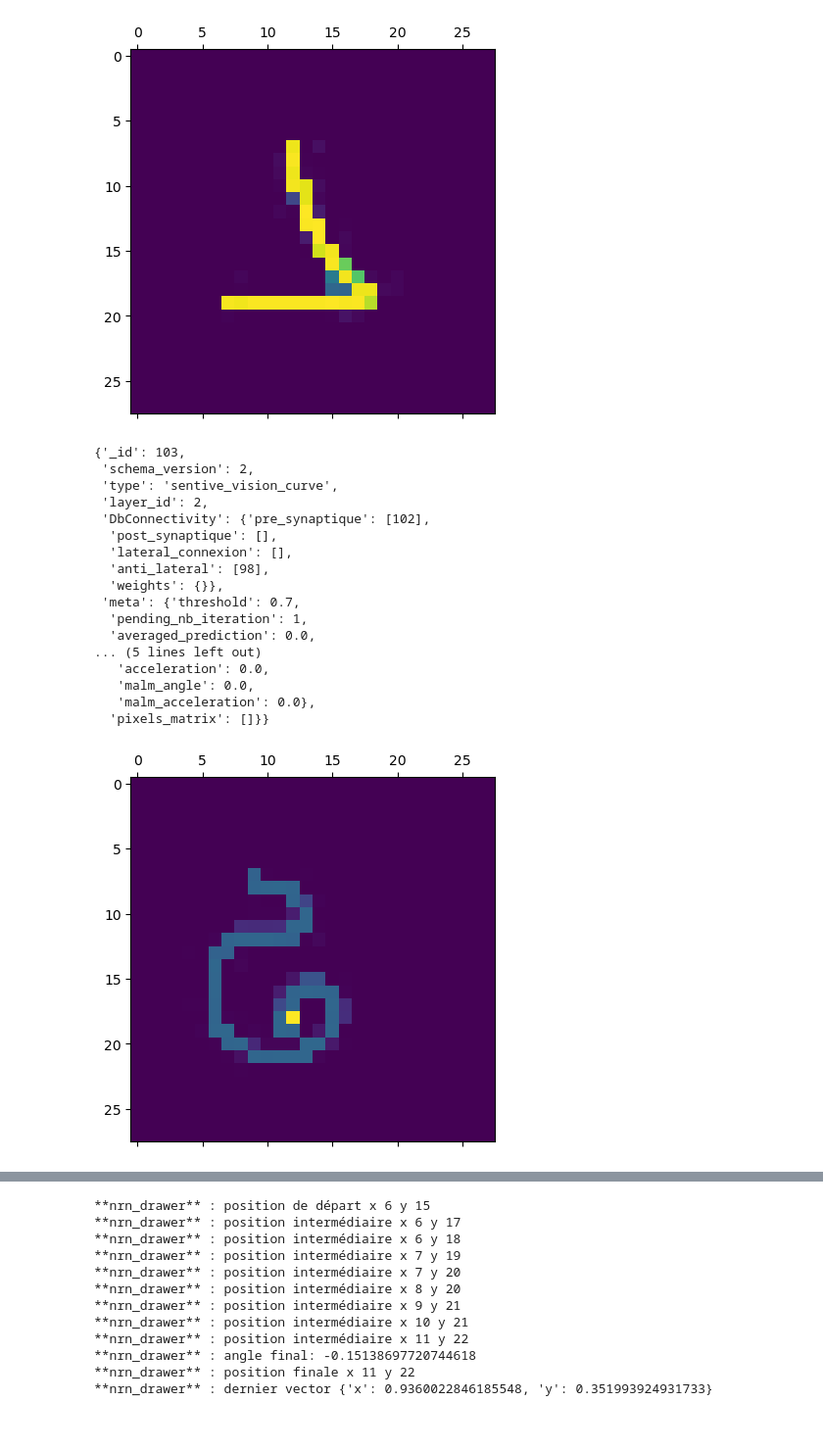
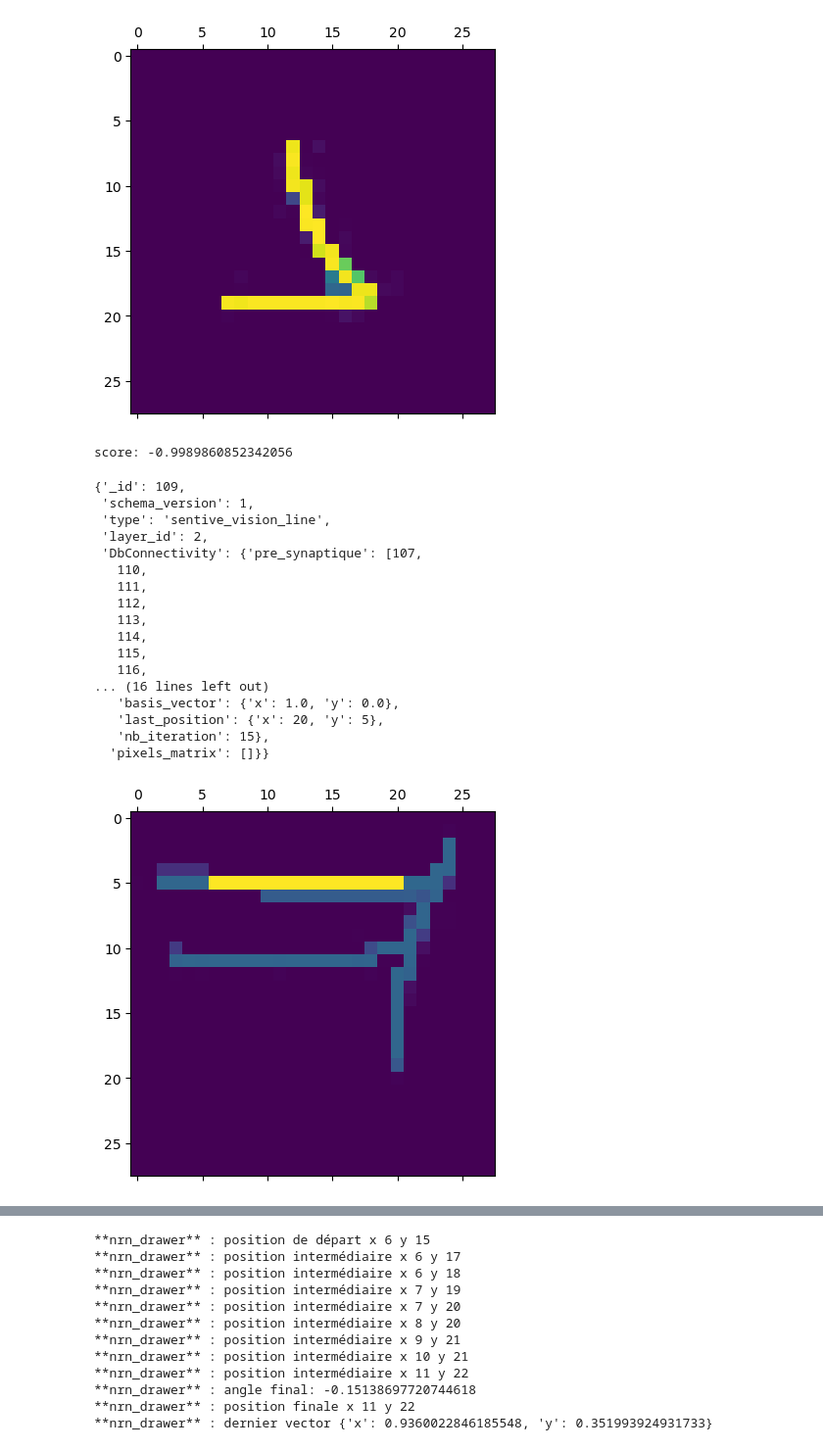
Before and after one commit to oliviermanette/Sentive-One-Shot-Learning-Omniglot, a Jupyter notebook: sandbox metadl/projet article can dynamic neural network improve few shot learning.ipynb, the cells around one changed output, grey strips where cells are left out. Shown at 98% size. Saved outputs shown, nothing was run; the diff lists cells and outputs as text; code cells hidden in the pictures.

```diff
--- a/sandbox metadl/projet article can dynamic neural network improve few shot learning.ipynb
+++ b/sandbox metadl/projet article can dynamic neural network improve few shot learning.ipynb
@@ -74,33 +74,39 @@ def dot_on_line(x, y, a, b):
     return y == a * x + b
 # %%
 # to be removed
-char_id = 0
+char_id = 1
 self = sbrain.nnet[char_id]
 # to be removed
+# %%
+x = 3.14
+score = 1-x*2/np.pi
+print("score:",score)
+# %% [output]
+score: -0.9989860852342056
 # %%
-sbrain.nnet[char_id].nrn_tls.get_neuron_from_id(103)
+sbrain.nnet[char_id].nrn_tls.get_neuron_from_id(109)
 # %% [output]
-{'_id': 103,
- 'schema_version': 2,
- 'type': 'sentive_vision_curve',
+{'_id': 109,
+ 'schema_version': 1,
+ 'type': 'sentive_vision_line',
  'layer_id': 2,
- 'DbConnectivity': {'pre_synaptique': [102],
-  'post_synaptique': [],
-  'lateral_connexion': [],
-  'anti_lateral': [98],
-  'weights': {}},
- 'meta': {'threshold': 0.7,
-  'pending_nb_iteration': 1,
-  'averaged_prediction': 0.0,
-... (5 lines left out)
-   'acceleration': 0.0,
-   'malm_angle': 0.0,
-   'malm_acceleration': 0.0},
+ 'DbConnectivity': {'pre_synaptique': [107,
+   110,
+   111,
+   112,
+   113,
+   114,
+   115,
+   116,
+... (16 lines left out)
+   'basis_vector': {'x': 1.0, 'y': 0.0},
+   'last_position': {'x': 20, 'y': 5},
+   'nb_iteration': 15},
   'pixels_matrix': []}}
 # %%
-sbrain.nnet[char_id].show_receptive_field_id(104)
+sbrain.nnet[char_id].show_receptive_field_id(108)
 # %% [output]
-[figure, old version]
+[figure, new version]
 # %%
 x = [0]
 y = []
```
Also changed, not shown: parts of 4 cells of this notebook, 4 other files.
